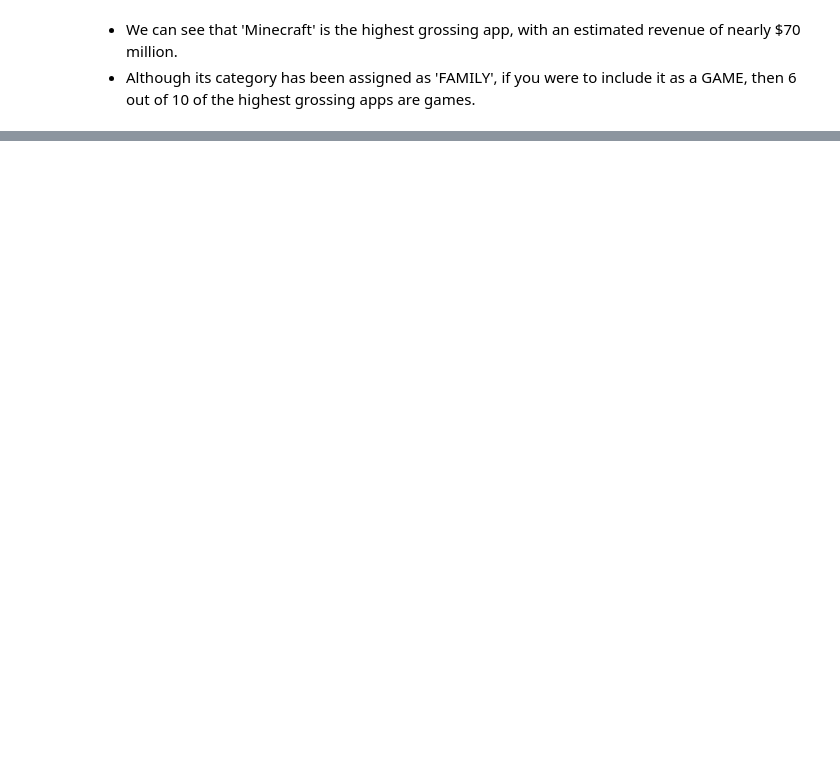
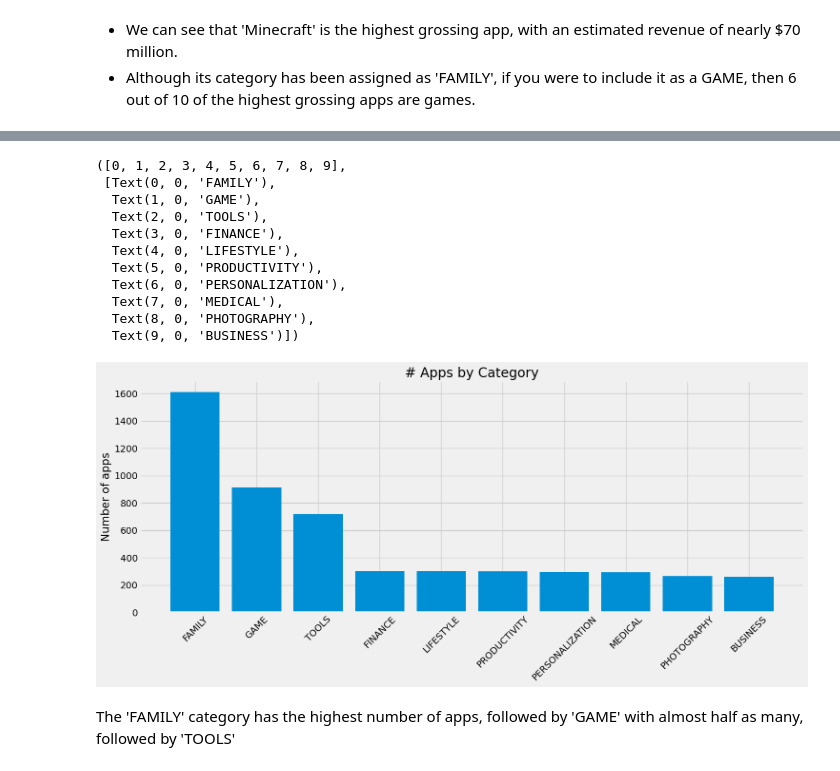
Before and after one commit to Am1tp/DataAnalysis-JupyterNotebook-GooglePlayStoreApps, a Jupyter notebook: GooglePlayStore.ipynb, the cells around one changed output, grey strips where cells are left out. Saved outputs shown, nothing was run; the diff lists cells and outputs as text; code cells hidden in the pictures; blank space fills up the shorter version.

Commit message:
add more visuals

```diff
--- a/GooglePlayStore.ipynb
+++ b/GooglePlayStore.ipynb
@@ -440,0 +461,2 @@ top_20_cleaned.sort_values('Estimated_Revenue', ascending=False).head(20)
+# %%
+apps_by_cat = data_cleaned.Category.value_counts().head(10)
@@ -440,0 +478,22 @@ top_20_cleaned.sort_values('Estimated_Revenue', ascending=False).head(20)
+# %%
+plt.figure(figsize=(16,6))
+plt.style.use('fivethirtyeight')
+plt.title('# Apps by Category')
+plt.bar(x=apps_by_cat.index, height=apps_by_cat)
+plt.ylabel('Number of apps')
+plt.xticks(rotation =45)
+# %% [output]
+([0, 1, 2, 3, 4, 5, 6, 7, 8, 9],
+ [Text(0, 0, 'FAMILY'),
+  Text(1, 0, 'GAME'),
+  Text(2, 0, 'TOOLS'),
+  Text(3, 0, 'FINANCE'),
+  Text(4, 0, 'LIFESTYLE'),
+  Text(5, 0, 'PRODUCTIVITY'),
+  Text(6, 0, 'PERSONALIZATION'),
+  Text(7, 0, 'MEDICAL'),
+  Text(8, 0, 'PHOTOGRAPHY'),
+  Text(9, 0, 'BUSINESS')])
+[figure, added]
+# %% [markdown]
+The 'FAMILY' category has the highest number of apps, followed by 'GAME' with almost half as many, followed by 'TOOLS'
```
Also changed, not shown: parts of 10 cells of this notebook.
